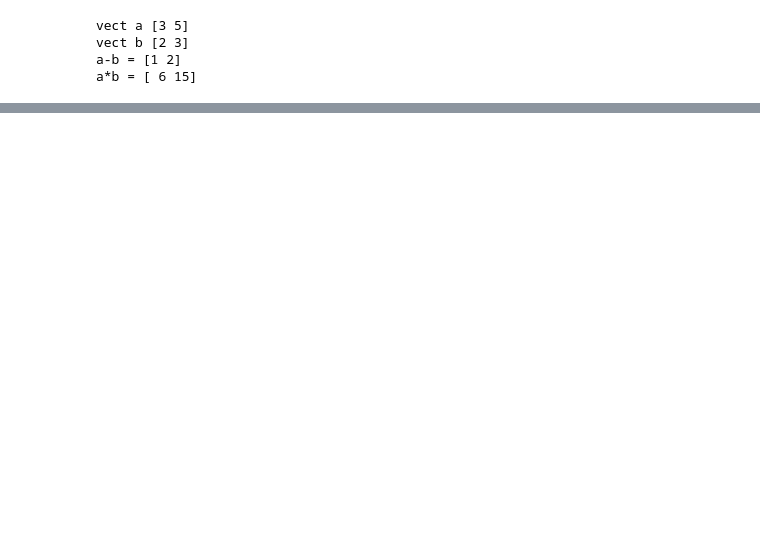
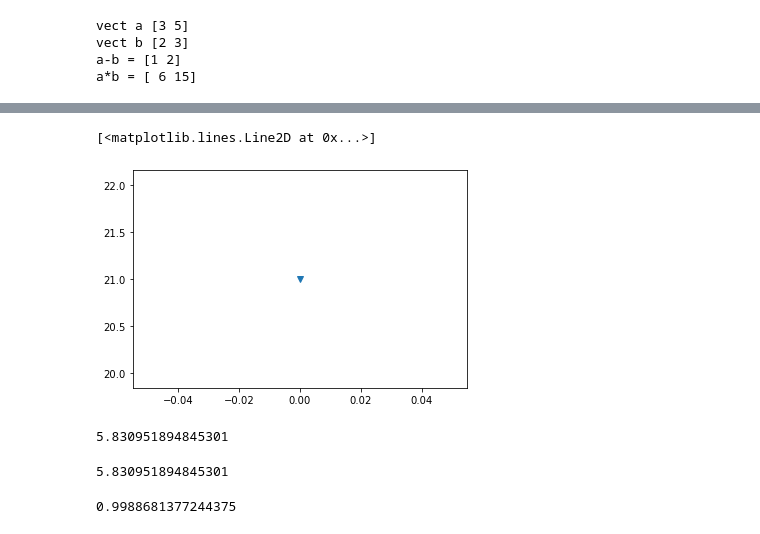
Before and after one commit to larikhin/Data_Analysis_ML, a Jupyter notebook: 19 linear_regres/vectors.ipynb, the cells around one changed output, grey strips where cells are left out. Drawn from its saved outputs; the diff is of its cells as text; code cells hidden in the pictures; blank space fills up the shorter version.

```diff
--- a/19 linear_regres/vectors.ipynb
+++ b/19 linear_regres/vectors.ipynb
@@ -70,0 +89,24 @@ array([2, 5])
+# %%
+plt.plot(sk,'v')
+# %% [output]
+[<matplotlib.lines.Line2D at 0x...>]
+[figure, added]
+# %%
+# длинна вектора
+len_a = ((a[0])**2+(a[1])**2)**0.5
+len_b = ((b[0])**2+(b[1])**2)**0.5
+len_a
+# %% [output]
+5.830951894845301
+# %%
+import math
+len_a_1 = math.sqrt((a[0])**2+(a[1])**2)
+len_a_1
+# %% [output]
+5.830951894845301
+# %%
+# (a,b) = |a|*|b|*cos(O)
+cos  = sk / (len_a*len_b)
+print(cos)
+# %% [output]
+0.9988681377244375
```
Also changed, not shown: parts of 10 cells of this notebook.
